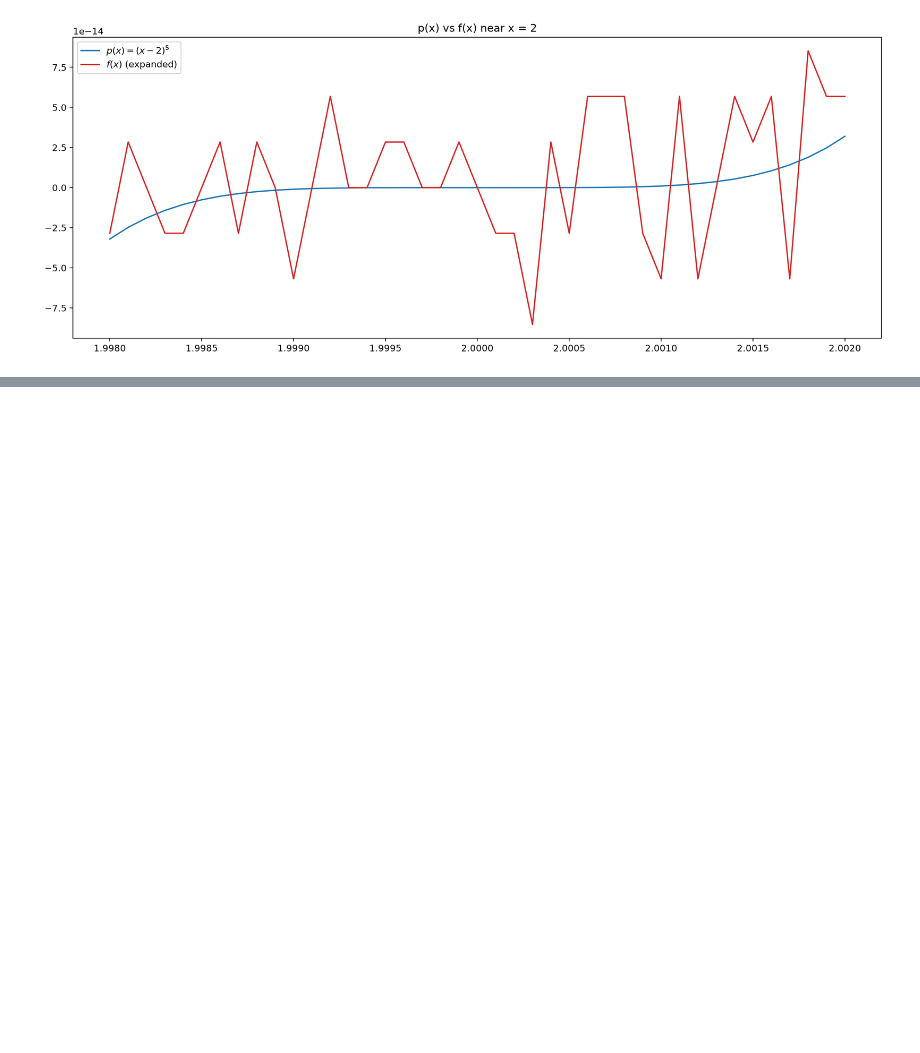
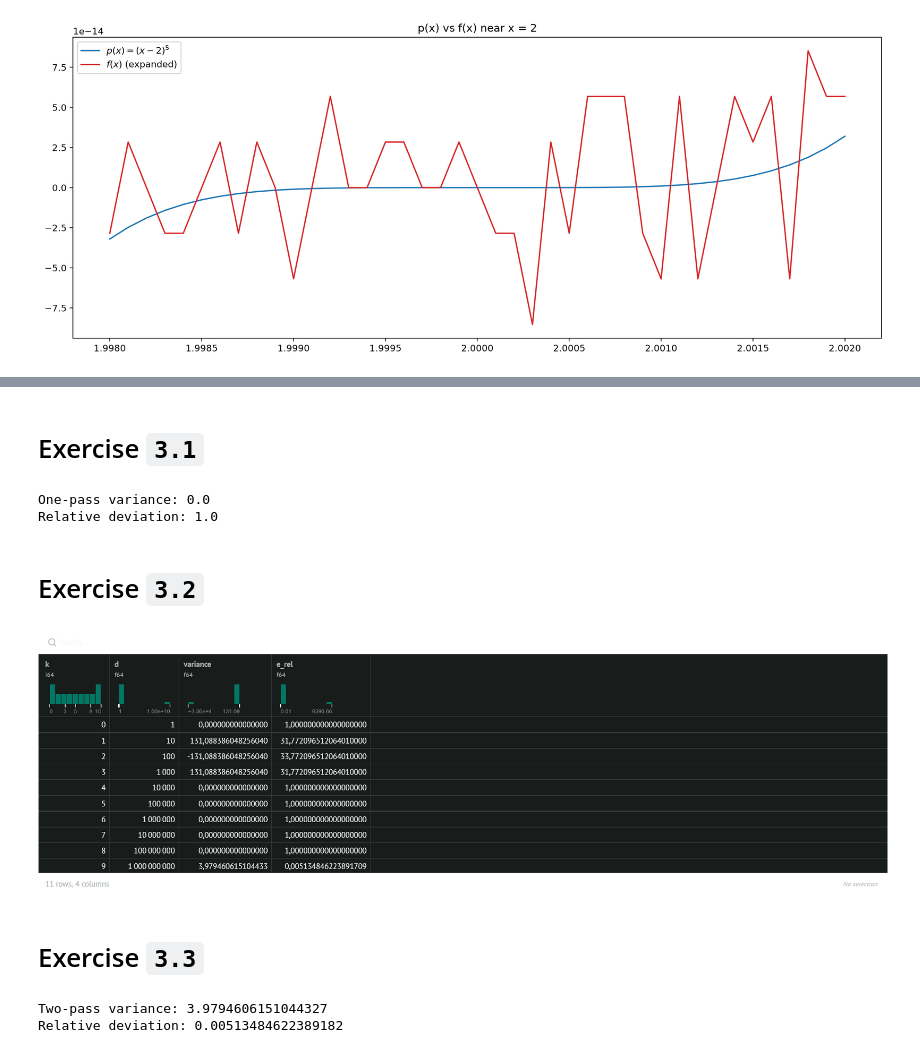
Before and after one commit to OutSquareCapital/unige-numerical-methods, a Jupyter notebook: __marimo__/assignement_5.ipynb, the cells around one changed output, grey strips where cells are left out. Saved outputs shown, nothing was run; the diff lists cells and outputs as text; code cells hidden in the pictures; blank space fills up the shorter version.

```diff
--- a/__marimo__/assignement_5.ipynb
+++ b/__marimo__/assignement_5.ipynb
@@ -45,0 +92,54 @@ fig2
+# %% [markdown]
+# Exercise `3.1`
+# %%
+N = 8000
+THEORETICAL_VAR = 4
+RNG = np.random.default_rng(1)
+y = 2 * RNG.standard_normal(N) + 1e9
+
+def one_pass_variance(a: NDArray) -> float:
+    n = len(a)
+    return 1 / (n - 1) * (np.sum(a**2) - 1 / n * np.sum(a) ** 2)
+
+def relative_deviation(variance: float) -> float:
+    return abs(variance - THEORETICAL_VAR) / THEORETICAL_VAR
+
+var_one_pass = one_pass_variance(y)
+e_rel_one_pass = relative_deviation(var_one_pass)
+print(f"One-pass variance: {var_one_pass}")
+print(f"Relative deviation: {e_rel_one_pass}")
+# %% [output]
+One-pass variance: 0.0
+Relative deviation: 1.0
+# %% [markdown]
+# Exercise `3.2`
+# %%
+K = np.arange(11)
+shifts = 10.0**K
+_it = (one_pass_variance(y - d) for d in shifts)
+shifted_variances = np.fromiter(_it, dtype=float, count=len(K))
+# Using polars for convenient table display purposes.
+pl.DataFrame(
+    {
+        "k": K,
+        "d": shifts,
+        "variance": shifted_variances,
+        "e_rel": relative_deviation(shifted_variances),
+    }
+)
+# %% [output]
+[figure, added]
+# %% [markdown]
+# Exercise `3.3`
+# %%
+def two_pass_variance(a: NDArray) -> float:
+    n = len(a)
+    mean = 1 / n * np.sum(a)
+    return 1 / (n - 1) * np.sum((a - mean) ** 2)
+
+var_two_pass = two_pass_variance(y)
+print(f"Two-pass variance: {var_two_pass}")
+print(f"Relative deviation: {relative_deviation(var_two_pass)}")
+# %% [output]
+Two-pass variance: 3.9794606151044327
+Relative deviation: 0.00513484622389182
```
Also changed, not shown: parts of 16 cells of this notebook, 3 other files.
